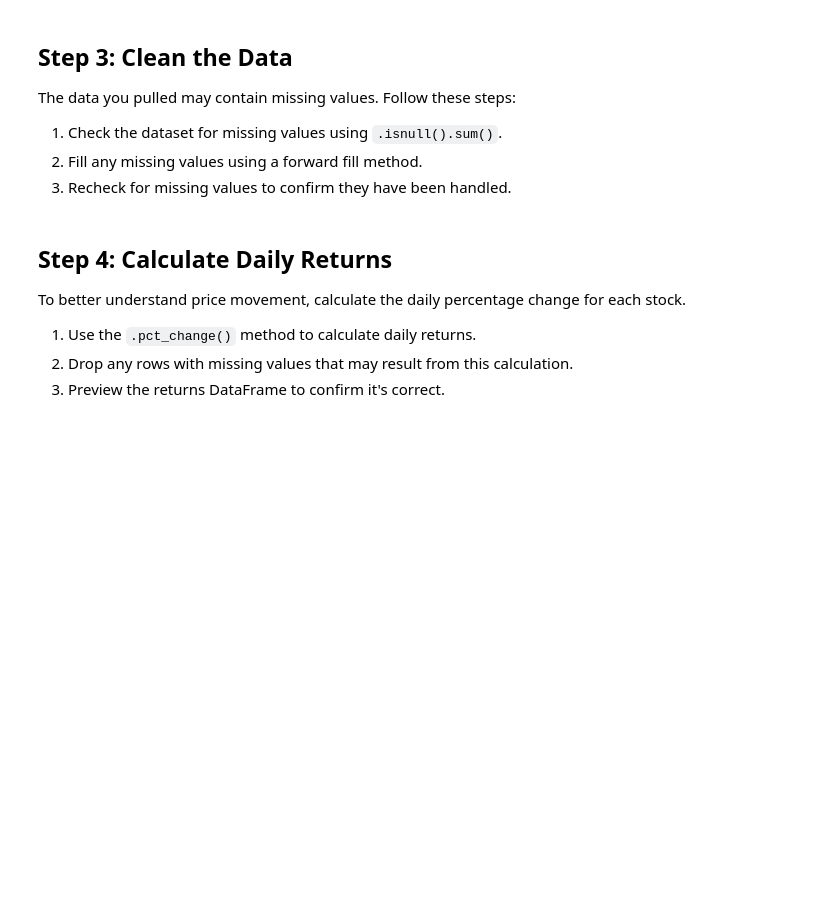
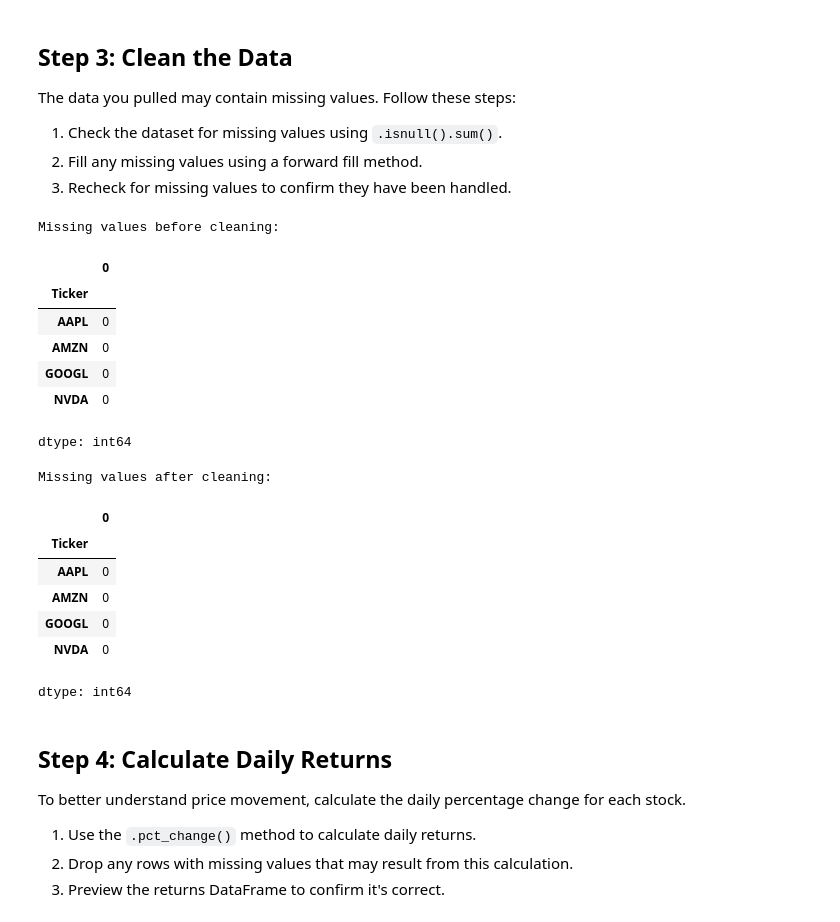
Before and after one commit to thornton330j/IS-4487, a Jupyter notebook: Assignments/assignment_14_ThorntonJackson.ipynb, the cells around one changed output. Cells and saved outputs as stored; diff of their text form; code cells hidden in the pictures; blank space fills up the shorter version.

```diff
--- a/Assignments/assignment_14_ThorntonJackson.ipynb
+++ b/Assignments/assignment_14_ThorntonJackson.ipynb
@@ -71,3 +97,32 @@ The data you pulled may contain missing values. Follow these steps:
+# %%
+# Add code here 🔧
+# Check for missing values
+print("Missing values before cleaning:")
+display(df.isnull().sum())
+
+# Fill missing values
+df.ffill(inplace=True)
+
+# Recheck for missing values
+print("\nMissing values after cleaning:")
+display(df.isnull().sum())
+# %% [output]
+Missing values before cleaning:
+|  | 0 |
+| Ticker |  |
+| AAPL | 0 |
+| AMZN | 0 |
+| GOOGL | 0 |
+| NVDA | 0 |
+dtype: int64
+Missing values after cleaning:
+|  | 0 |
+| Ticker |  |
+| AAPL | 0 |
+| AMZN | 0 |
+| GOOGL | 0 |
+| NVDA | 0 |
+dtype: int64
 # %% [markdown]
 ## Step 4: Calculate Daily Returns
 
```
Also changed, not shown: parts of 11 cells of this notebook.
